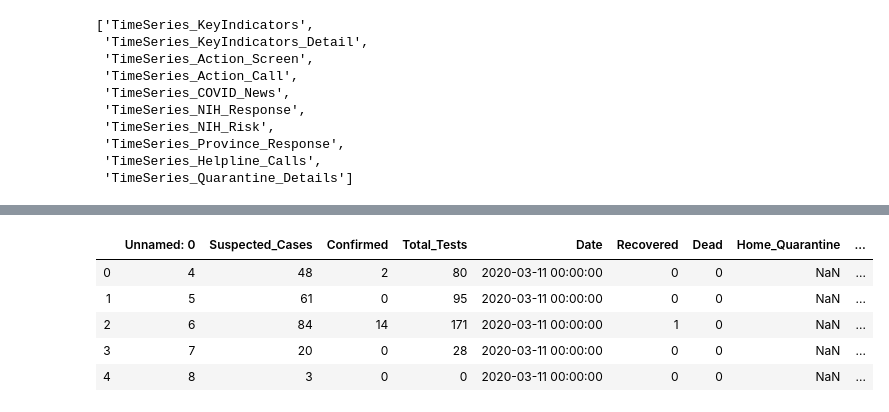
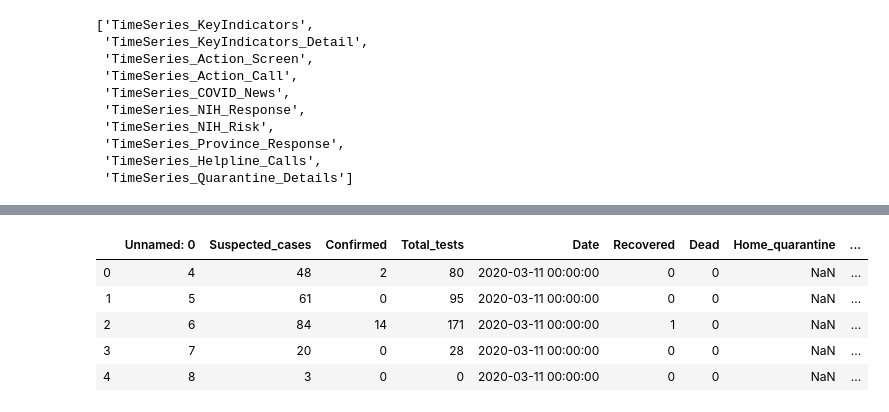
Before and after one commit to FaizahMushtaq/COVID-19, a Jupyter notebook: Data Wrangling/Cleaning.ipynb, the cells around one changed output, grey strips where cells are left out. Cells and saved outputs as stored; diff of their text form; code cells hidden in the pictures.

Commit message:
Done Sheet1 cleaning

```diff
--- a/Data Wrangling/Cleaning.ipynb
+++ b/Data Wrangling/Cleaning.ipynb
@@ -1,9 +3,10 @@
 # %%
+import numpy as np
 import pandas as pd
 import matplotlib.pyplot as p
 import datetime
-df=pd.ExcelFile(r'C:\Users\faizah\Documents\COVID-19\Dataset\COVID_FINAL_DATA.xlsx')
-df.sheet_names
+covid_data=pd.ExcelFile(r'C:\Users\faizah\Documents\COVID-19\Dataset\COVID_FINAL_DATA.xlsx')
+covid_data.sheet_names
 # %% [output]
 ['TimeSeries_KeyIndicators',
  'TimeSeries_KeyIndicators_Detail',
@@ -18,4 +23,4 @@ df.sheet_names
 # %%
-sheet1=df.parse('TimeSeries_KeyIndicators')  #Opening  first sheet
+sheet1=covid_data.parse('TimeSeries_KeyIndicators')  #Opening  first sheet
 #print(df1.columns)
 sheet1.head()
@@ -29,8 +27,8 @@ sheet1.head()
 # %%
-sheet1.rename(columns={'Cumulative':'Suspected_Cases','Discharged':'Recovered','Still admitted':'Hospital_Quarantine','Cumulative  Test positive':'Confirmed','New  (last 24 hrs)':'New_Cases','Cumulative  tests performed':'Total_Tests','Tests  performed in last 24 hours':'New_Performedtests','Expired':'Dead','Home Quarantine':'Home_Quarantine'},inplace=True)
+sheet1.rename(columns={'Cumulative':'Suspected_cases','Discharged':'Recovered','Still admitted':'Hospital_quarantine','Cumulative  Test positive':'Confirmed','New  (last 24 hrs)':'New_cases','Cumulative  tests performed':'Total_tests','Tests  performed in last 24 hours':'New_tests','Expired':'Dead','Home Quarantine':'Home_quarantine'},inplace=True)
 sheet1.head()
 # %% [output]
-|  | Unnamed: 0 | Suspected_Cases | Confirmed | Total_Tests | Date | Recovered | Dead | Home_Quarantine | ... |
+|  | Unnamed: 0 | Suspected_cases | Confirmed | Total_tests | Date | Recovered | Dead | Home_quarantine | ... |
 | 0 | 4 | 48 | 2 | 80 | 2020-03-11 00:00:00 | 0 | 0 | NaN | ... |
 | 1 | 5 | 61 | 0 | 95 | 2020-03-11 00:00:00 | 0 | 0 | NaN | ... |
 | 2 | 6 | 84 | 14 | 171 | 2020-03-11 00:00:00 | 1 | 0 | NaN | ... |
```
Also changed, not shown: parts of 15 cells of this notebook.
